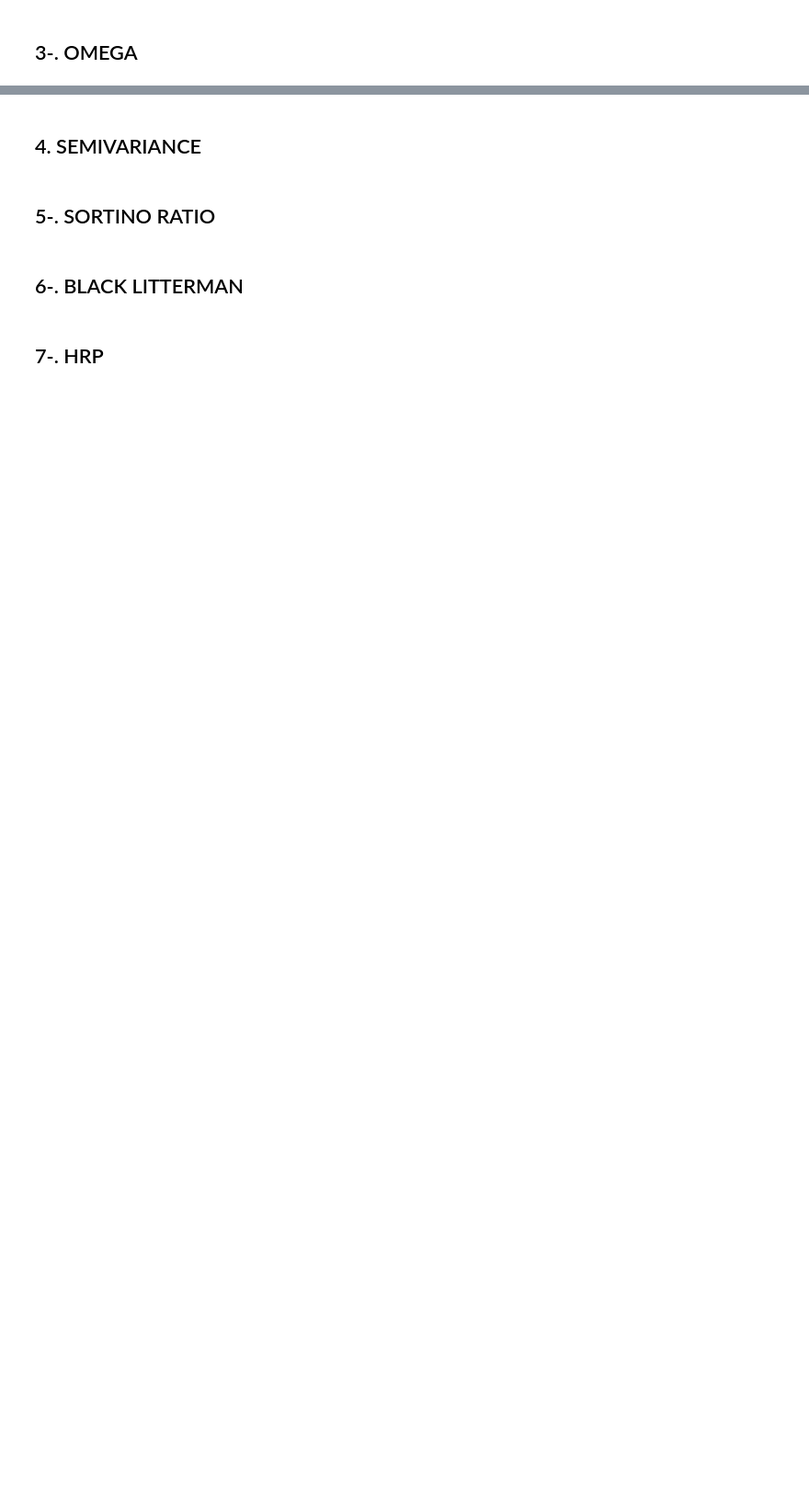
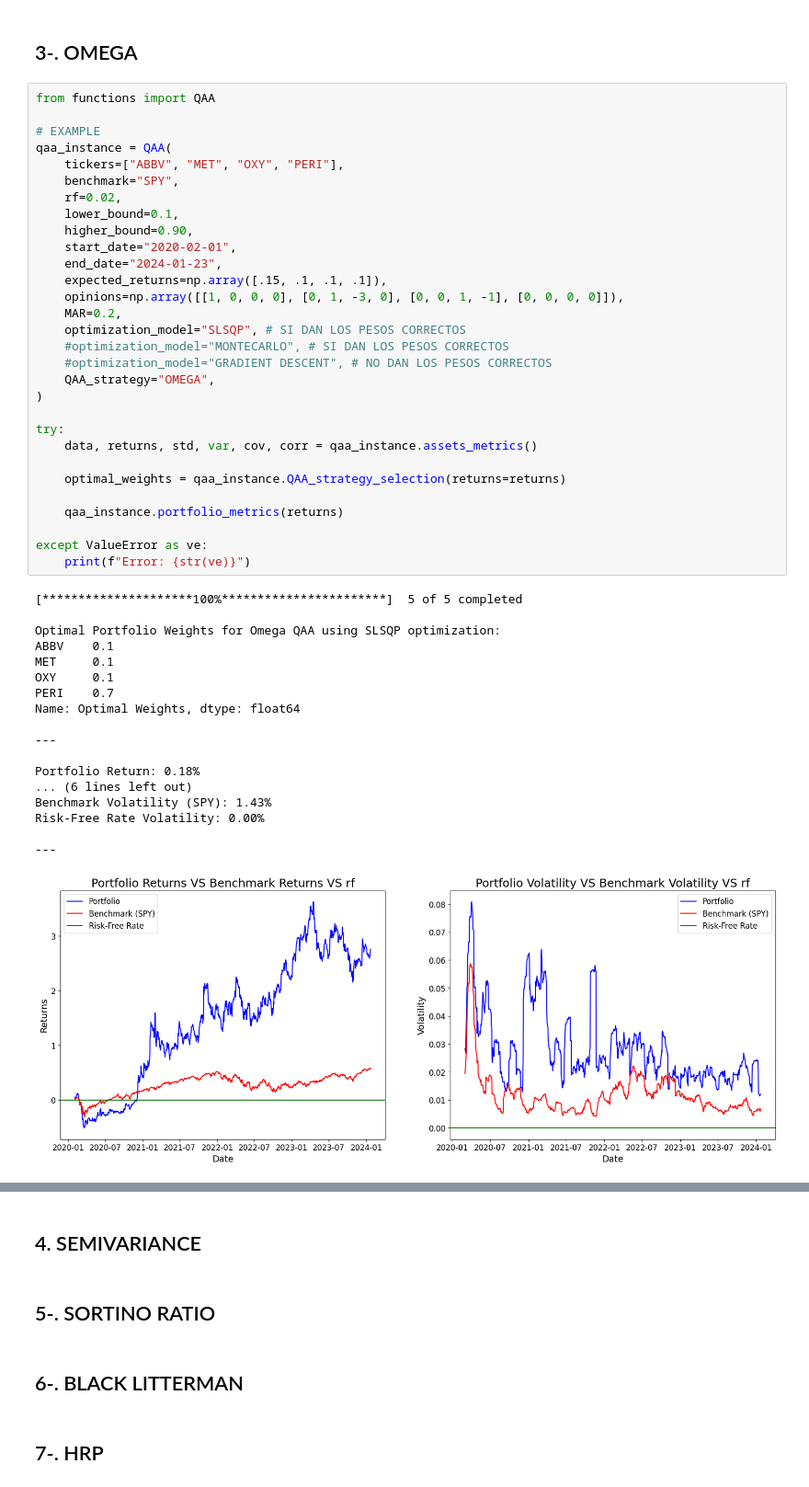
Before and after one commit to diegotita4/PAP-QAA_strategies, a Jupyter notebook: validations.ipynb, the cells around one changed output, grey strips where cells are left out. Shown at 92% size. Saved outputs shown, nothing was run; the diff lists cells and outputs as text; blank space fills up the shorter version.

Commit message:
Validacion OMEGA POR MONTECARLO Y SLSQP, falta descenso del gradiente

```diff
--- a/validations.ipynb
+++ b/validations.ipynb
@@ -53,2 +67,51 @@ Sharpe Ratio: 0.83
 # %% [markdown]
 ## 3-. OMEGA
+# %%
+from functions import QAA
+
+# EXAMPLE
+qaa_instance = QAA(
+    tickers=["ABBV", "MET", "OXY", "PERI"],
+    benchmark="SPY",
+    rf=0.02,
+    lower_bound=0.1,
+    higher_bound=0.90,
+    start_date="2020-02-01",
+    end_date="2024-01-23",
+    expected_returns=np.array([.15, .1, .1, .1]),
+    opinions=np.array([[1, 0, 0, 0], [0, 1, -3, 0], [0, 0, 1, -1], [0, 0, 0, 0]]),
+    MAR=0.2,
+    optimization_model="SLSQP", # SI DAN LOS PESOS CORRECTOS
+    #optimization_model="MONTECARLO", # SI DAN LOS PESOS CORRECTOS
+    #optimization_model="GRADIENT DESCENT", # NO DAN LOS PESOS CORRECTOS
+    QAA_strategy="OMEGA",
+)
+
+try:
+    data, returns, std, var, cov, corr = qaa_instance.assets_metrics()
+
+    optimal_weights = qaa_instance.QAA_strategy_selection(returns=returns)
+
+    qaa_instance.portfolio_metrics(returns)
+
+except ValueError as ve:
+    print(f"Error: {str(ve)}")
+# %% [output]
+[*********************100%***********************]  5 of 5 completed
+
+Optimal Portfolio Weights for Omega QAA using SLSQP optimization:
+ABBV    0.1
+MET     0.1
+OXY     0.1
+PERI    0.7
+Name: Optimal Weights, dtype: float64
+
+---
+
+Portfolio Return: 0.18%
+... (6 lines left out)
+Benchmark Volatility (SPY): 1.43%
+Risk-Free Rate Volatility: 0.00%
+
+---
+[figure, added]
```
Also changed, not shown: parts of 6 cells of this notebook.
